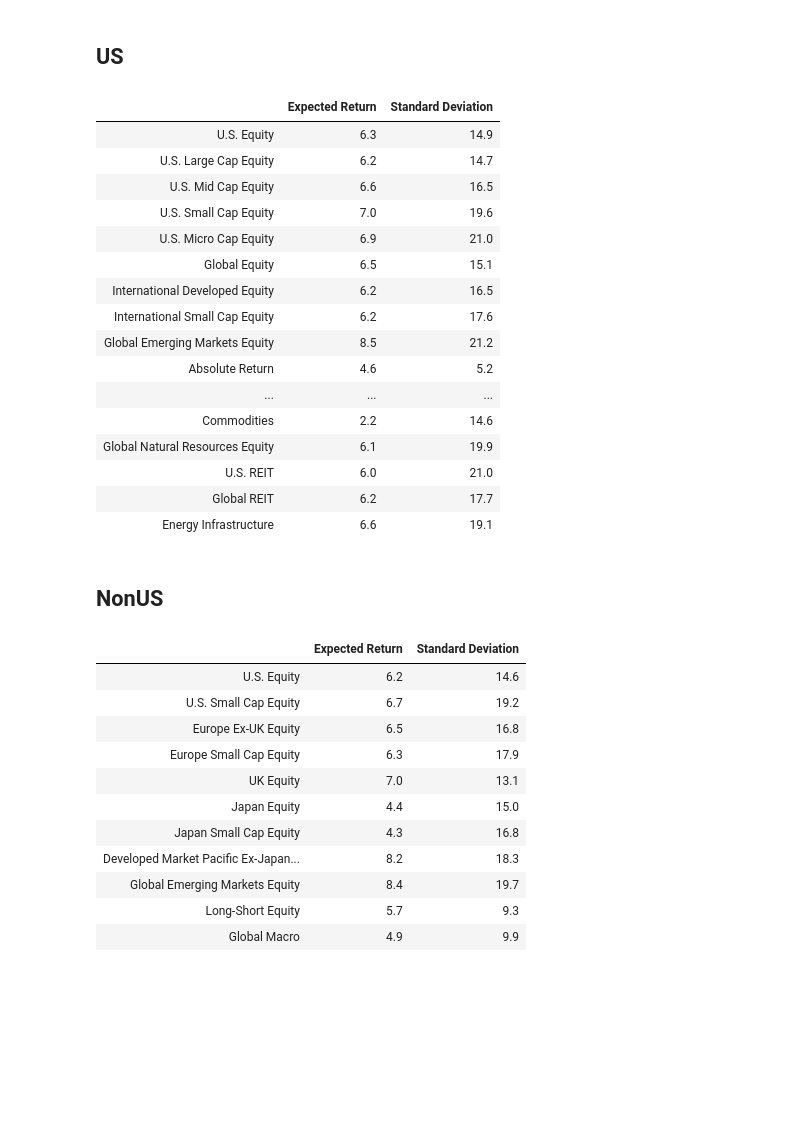
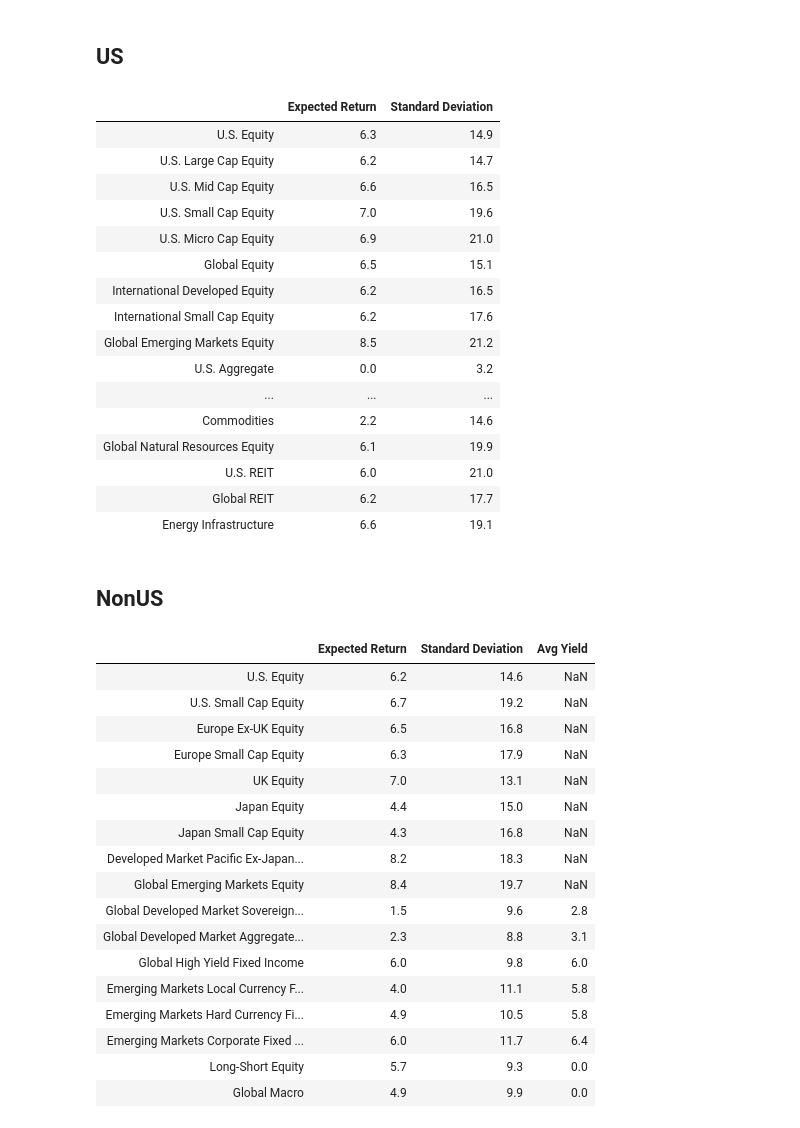
Before and after one commit to xbbld4x/CMAs, a Jupyter notebook: main.ipynb, the cells around one changed output. Cells and saved outputs as stored; diff of their text form; code cells hidden in the pictures; blank space fills up the shorter version.

```diff
--- a/main.ipynb
+++ b/main.ipynb
@@ -29,8 +29,9 @@ values were same
 # %% [markdown]
 ## US
 # %%
-df_final_us = pd.concat([equity_calcs.equity_returns_us, alts.alts_returns_us])
+df_final_us = pd.concat([equity_calcs.equity_returns_us, fixed_income_calcs.fixed_returns_us, alts.alts_returns_us])
 df_final_us = pd.DataFrame(df_final_us)
+df_final_us = df_final_us.rename(columns={0: "Expected Return"})
 
 # Combine Expected Returns with Standard Deviation
 df_final_us = df_final_us.merge(std_dev.annual_adj_std_dev_us*100, left_index=True, right_index=True)
@@ -42,10 +43,10 @@ df_final_us['Standard Deviation'] = pd.to_numeric(df_final_us['Standard Deviatio
 
 # Reorder
 equity_us_name = list(filter(None, list({k:v for (k,v) in cma.val_dict.items() if 'equity_us_name' in k}.values())))
-#fixed_us_name = list(filter(None, list({k:v for (k,v) in cma.val_dict.items() if 'fixed_us_name' in k}.values())))
+fixed_us_name = list(filter(None, list({k:v for (k,v) in cma.val_dict.items() if 'fixed_us_name' in k}.values())))
 alts_us_name = list(filter(None, list({k:v for (k,v) in cma.val_dict.items() if 'alts_us_name' in k}.values())))
 
-order_name = equity_us_name + alts_us_name
+order_name = equity_us_name + fixed_us_name + alts_us_name
 
 df_final_us = df_final_us.reindex(index=order_name)
 df_final_us
@@ -60,7 +61,7 @@ df_final_us
 | International Developed Equity | 6.2 | 16.5 |
 | International Small Cap Equity | 6.2 | 17.6 |
 | Global Emerging Markets Equity | 8.5 | 21.2 |
-| Absolute Return | 4.6 | 5.2 |
+| U.S. Aggregate | 0.0 | 3.2 |
 | ... | ... | ... |
 | Commodities | 2.2 | 14.6 |
 | Global Natural Resources Equity | 6.1 | 19.9 |
@@ -70,36 +71,48 @@ df_final_us
 # %% [markdown]
 ## NonUS
 # %%
-df_final_nonus = pd.concat([equity_calcs.equity_returns_nonus, alts.alts_returns_nonus])
+df_final_nonus = pd.concat([equity_calcs.equity_returns_nonus, fixed_income_calcs.fixed_returns_nonus['Adjusted Final Return']*100, alts.alts_returns_nonus])
 df_final_nonus = pd.DataFrame(df_final_nonus)
+df_final_nonus = df_final_nonus.rename(columns={0: "Expected Return"})
 
 # Combine Expected Returns with Standard Deviation
 df_final_nonus = df_final_nonus.merge(std_dev.annual_adj_std_dev_nonus*100, left_index=True, right_index=True)
 df_final_nonus = df_final_nonus.rename(columns={0: "Standard Deviation"})
 
+# Add Income Return
+df_final_nonus = df_final_nonus.join(fixed_income_calcs.fixed_returns_nonus['Avg Yield']*100)
+df_final_nonus.loc[list(filter(None, list({k:v for (k,v) in cma.val_dict.items() if 'alts_nonus_name' in k}.values()))),'Avg Yield'] = 0
+
 # Convert to ints and round
 df_final_nonus['Expected Return'] = pd.to_numeric(df_final_nonus['Expected Return']).round(1)
 df_final_nonus['Standard Deviation'] = pd.to_numeric(df_final_nonus['Standard Deviation']).round(1)
+df_final_nonus['Avg Yield'] = pd.to_numeric(df_final_nonus['Avg Yield']).round(1)
 
 # Reorder
 equity_nonus_name = list(filter(None, list({k:v for (k,v) in cma.val_dict.items() if 'equity_nonus_name' in k}.values())))
-#fixed_us_name = list(filter(None, list({k:v for (k,v) in cma.val_dict.items() if 'fixed_us_name' in k}.values())))
+fixed_nonus_name = list(filter(None, list({k:v for (k,v) in cma.val_dict.items() if 'fixed_nonus_name' in k}.values())))
 alts_nonus_name = list(filter(None, list({k:v for (k,v) in cma.val_dict.items() if 'alts_nonus_name' in k}.values())))
 
-order_name_nonus = equity_nonus_name + alts_nonus_name
+order_name_nonus = equity_nonus_name + fixed_nonus_name + alts_nonus_name
 df_final_nonus = df_final_nonus.reindex(index=order_name_nonus)
 
 df_final_nonus
 # %% [output]
-|  | Expected Return | Standard Deviation |
-| U.S. Equity | 6.2 | 14.6 |
-| U.S. Small Cap Equity | 6.7 | 19.2 |
-| Europe Ex-UK Equity | 6.5 | 16.8 |
-| Europe Small Cap Equity | 6.3 | 17.9 |
-| UK Equity | 7.0 | 13.1 |
-| Japan Equity | 4.4 | 15.0 |
-| Japan Small Cap Equity | 4.3 | 16.8 |
-| Developed Market Pacific Ex-Japan... | 8.2 | 18.3 |
-| Global Emerging Markets Equity | 8.4 | 19.7 |
-| Long-Short Equity | 5.7 | 9.3 |
-| Global Macro | 4.9 | 9.9 |
+|  | Expected Return | Standard Deviation | Avg Yield |
+| U.S. Equity | 6.2 | 14.6 | NaN |
+| U.S. Small Cap Equity | 6.7 | 19.2 | NaN |
+| Europe Ex-UK Equity | 6.5 | 16.8 | NaN |
+| Europe Small Cap Equity | 6.3 | 17.9 | NaN |
+| UK Equity | 7.0 | 13.1 | NaN |
+| Japan Equity | 4.4 | 15.0 | NaN |
+| Japan Small Cap Equity | 4.3 | 16.8 | NaN |
+| Developed Market Pacific Ex-Japan... | 8.2 | 18.3 | NaN |
+| Global Emerging Markets Equity | 8.4 | 19.7 | NaN |
+| Global Developed Market Sovereign... | 1.5 | 9.6 | 2.8 |
+| Global Developed Market Aggregate... | 2.3 | 8.8 | 3.1 |
+| Global High Yield Fixed Income | 6.0 | 9.8 | 6.0 |
+| Emerging Markets Local Currency F... | 4.0 | 11.1 | 5.8 |
+| Emerging Markets Hard Currency Fi... | 4.9 | 10.5 | 5.8 |
+| Emerging Markets Corporate Fixed ... | 6.0 | 11.7 | 6.4 |
+| Long-Short Equity | 5.7 | 9.3 | 0.0 |
+| Global Macro | 4.9 | 9.9 | 0.0 |
```
Also changed, not shown: parts of 1 cell of this notebook, 15 other files.
